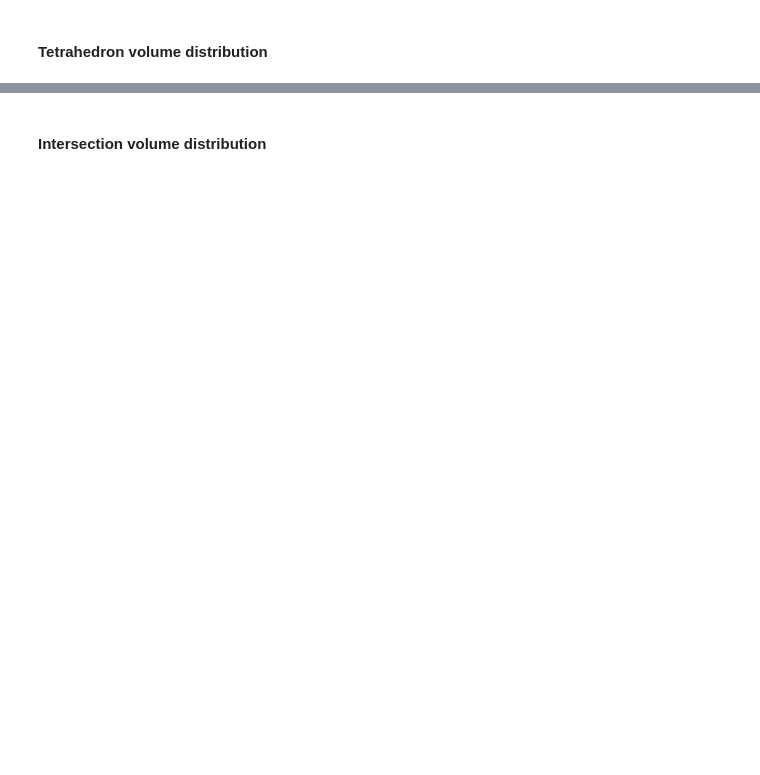
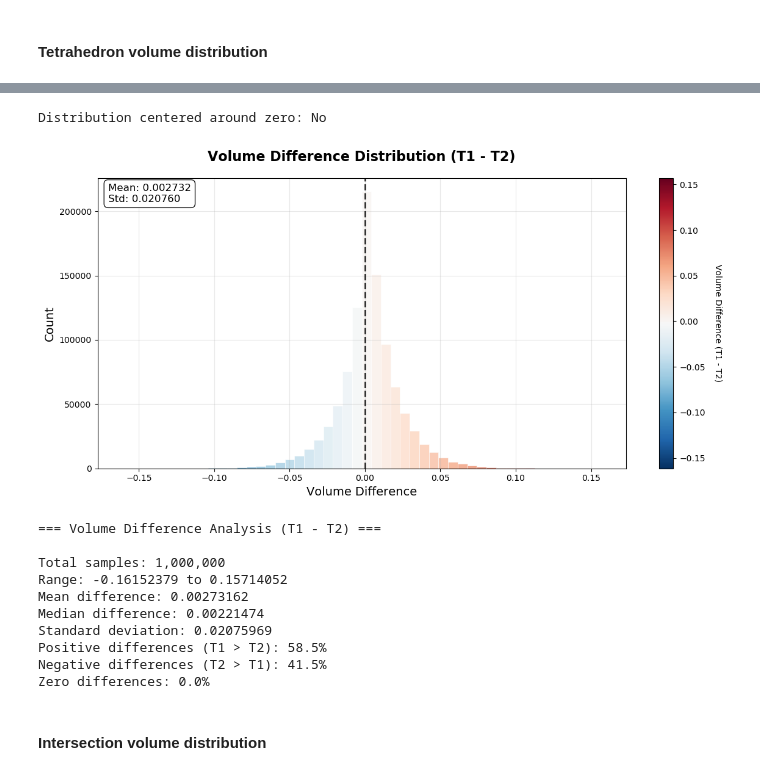
Before and after one commit to ErendiroPedro/tetrahedron_pair_ML, a Jupyter notebook: notebooks/data_analysis.ipynb, the cells around one changed output, grey strips where cells are left out. Drawn from its saved outputs; the diff is of its cells as text; code cells hidden in the pictures; blank space fills up the shorter version.

```diff
--- a/notebooks/data_analysis.ipynb
+++ b/notebooks/data_analysis.ipynb
@@ -277,2 +514,78 @@ plt.show()
+# %%
+### === Volume Difference Analysis (T1 - T2) ===
+if has_t2_columns(tetrahedron_dataset):
+    # Calculate the difference in volumes
+    volume_diff = np.array(t1_volumes) - np.array(t2_volumes)
+
+    # Check if distribution is centered around zero (expected for random tetrahedra)
+    zero_centered = abs(volume_diff.mean()) < volume_diff.std() * 0.1
+    print(f"Distribution centered around zero: {'Yes' if zero_centered else 'No'}")
+
+    # Simple, clean plot
+    fig, ax = plt.subplots(figsize=(12, 6))
+
+    # Create histogram with color mapping based on bin centers
+    counts, bins, patches = ax.hist(volume_diff, bins=50, alpha=0.8, edgecolor='white', linewidth=0.5)
+
+    # Color the bars based on their position relative to zero
+    bin_centers = (bins[:-1] + bins[1:]) / 2
+
+    # Normalize colors based on distance from zero
+    norm = plt.Normalize(vmin=volume_diff.min(), vmax=volume_diff.max())
+    colors = plt.cm.RdBu_r(norm(bin_centers))  # Red-Blue colormap (reversed)
+
+    # Apply colors to patches
+    for patch, color in zip(patches, colors):
+        patch.set_facecolor(color)
+
+    # Add colorbar
+    sm = plt.cm.ScalarMappable(cmap='RdBu_r', norm=norm)
+    sm.set_array([])
+    cbar = plt.colorbar(sm, ax=ax)
+    cbar.set_label('Volume Difference (T1 - T2)', rotation=270, labelpad=20)
+
+    # Add zero reference line
+    ax.axvline(x=0, color='black', linestyle='--', linewidth=2, alpha=0.8)
+
+    # Clean formatting
+    ax.set_title('Volume Difference Distribution (T1 - T2)', fontsize=16, fontweight='bold', pad=20)
+    ax.set_xlabel('Volume Difference', fontsize=14)
+    ax.set_ylabel('Count', fontsize=14)
+    ax.grid(True, alpha=0.3)
+
+    # Add simple stats in corner
+    stats_text = f'Mean: {volume_diff.mean():.6f}\nStd: {volume_diff.std():.6f}'
+    ax.text(0.02, 0.98, stats_text, transform=ax.transAxes,
+            fontsize=12, verticalalignment='top',
+            bbox=dict(boxstyle='round,pad=0.4', facecolor='white', alpha=0.9))
+
+    plt.tight_layout()
+    plt.show()
+
+    print(f"=== Volume Difference Analysis (T1 - T2) ===\n")
+    print(f"Total samples: {len(volume_diff):,}")
+    print(f"Range: {volume_diff.min():.8f} to {volume_diff.max():.8f}")
+    print(f"Mean difference: {volume_diff.mean():.8f}")
+    print(f"Median difference: {np.median(volume_diff):.8f}")
+    print(f"Standard deviation: {volume_diff.std():.8f}")
+    print(f"Positive differences (T1 > T2): {np.sum(volume_diff > 0) / len(volume_diff) * 100:.1f}%")
+    print(f"Negative differences (T2 > T1): {np.sum(volume_diff < 0) / len(volume_diff) * 100:.1f}%")
+    print(f"Zero differences: {np.sum(volume_diff == 0) / len(volume_diff) * 100:.1f}%")
+
+else:
+    print("No T2 columns found - cannot compute volume differences")
+# %% [output]
+Distribution centered around zero: No
+[figure, added]
+=== Volume Difference Analysis (T1 - T2) ===
+
+Total samples: 1,000,000
+Range: -0.16152379 to 0.15714052
+Mean difference: 0.00273162
+Median difference: 0.00221474
+Standard deviation: 0.02075969
+Positive differences (T1 > T2): 58.5%
+Negative differences (T2 > T1): 41.5%
+Zero differences: 0.0%
 # %% [markdown]
 #### Intersection volume distribution
```
Also changed, not shown: parts of 12 cells of this notebook, 1 other file.
